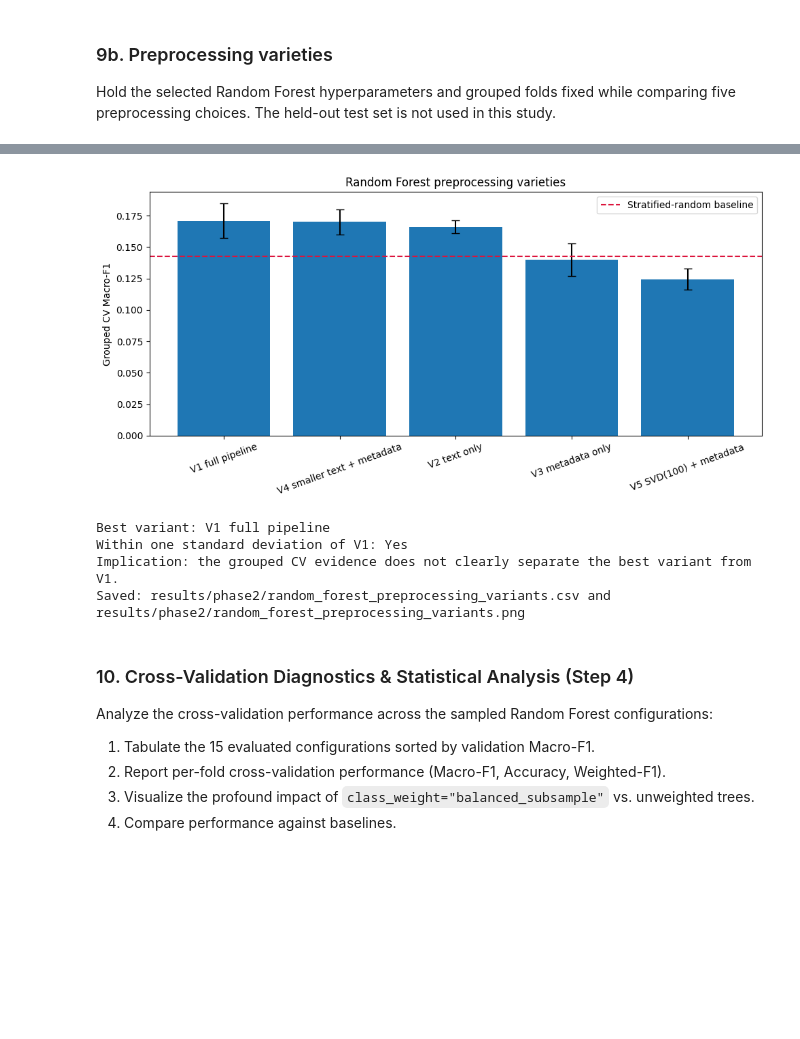
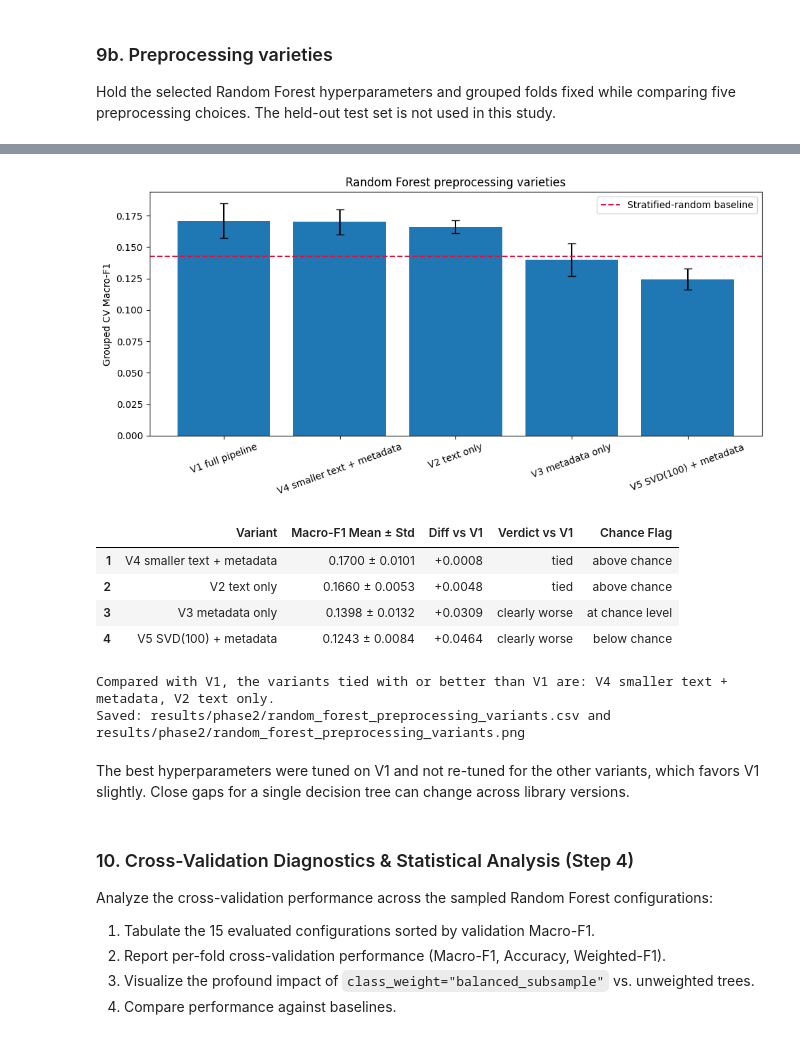
Before and after one commit to it25102877/IT2011-AIML-Project, a Jupyter notebook: notebooks/IT25102877_Model_RandomForest.ipynb, the cells around one changed output, grey strips where cells are left out. Cells and saved outputs as stored; diff of their text form; code cells hidden in the pictures; blank space fills up the shorter version.

```diff
--- a/notebooks/IT25102877_Model_RandomForest.ipynb
+++ b/notebooks/IT25102877_Model_RandomForest.ipynb
@@ -436,46 +436,65 @@ for variant_name, variant_preprocessor in variant_preprocessors_rf.items():
         "Overfitting Gap": scores["train_macro_f1"].mean() - scores["test_macro_f1"].mean(),
     })
 
 rf_variants = pd.DataFrame(variant_rows_rf).sort_values("CV Macro-F1 Mean", ascending=False).reset_index(drop=True)
 display(rf_variants.style.format({column: "{:.4f}" for column in rf_variants.columns if column != "Variant"}))
 rf_variants_path = PHASE2_DIR / "random_forest_preprocessing_variants.csv"
 rf_variants.to_csv(rf_variants_path, index=False)
 
 fig, ax = plt.subplots(figsize=(10, 5))
 ax.bar(rf_variants["Variant"], rf_variants["CV Macro-F1 Mean"], yerr=rf_variants["CV Macro-F1 Std"], capsize=4)
 ax.axhline(BASELINES["stratified_random"]["macro_f1_mean"], color="crimson", linestyle="--", label="Stratified-random baseline")
 ax.set_ylabel("Grouped CV Macro-F1")
 ax.set_title("Random Forest preprocessing varieties")
 ax.tick_params(axis="x", rotation=20)
 ax.legend()
 fig.tight_layout()
 rf_variants_figure = PHASE2_DIR / "random_forest_preprocessing_variants.png"
 fig.savefig(rf_variants_figure, dpi=300, bbox_inches="tight")
 plt.show()
 
-best_variant_rf = rf_variants.iloc[0]
 v1_variant_rf = rf_variants.loc[rf_variants["Variant"] == "V1 full pipeline"].iloc[0]
-one_std_rf = max(best_variant_rf["CV Macro-F1 Std"], v1_variant_rf["CV Macro-F1 Std"])
-within_one_std_rf = abs(best_variant_rf["CV Macro-F1 Mean"] - v1_variant_rf["CV Macro-F1 Mean"]) <= one_std_rf
-print(f"Best variant: {best_variant_rf['Variant']}")
-print(f"Within one standard deviation of V1: {'Yes' if within_one_std_rf else 'No'}")
-implication_rf = ("the grouped CV evidence does not clearly separate the best variant from V1" if within_one_std_rf else "the preprocessing choice produces a practically clear CV difference from V1")
-print(f"Implication: {implication_rf}.")
+v1_mean_rf = float(v1_variant_rf["CV Macro-F1 Mean"])
+v1_std_rf = float(v1_variant_rf["CV Macro-F1 Std"])
+saved_rf_results = load_model_results(PHASE2_DIR / "random_forest_results.json")
+chance_mean_rf = float(saved_rf_results["baselines"]["stratified_random"]["macro_f1_mean"])
+chance_std_rf = float(saved_rf_results["baselines"]["stratified_random"]["macro_f1_std"])
+
+def compare_variant_to_v1_rf(row):
+    mean = float(row["CV Macro-F1 Mean"])
+    std = float(row["CV Macro-F1 Std"])
+    diff = v1_mean_rf - mean
+    tol = max(v1_std_rf, std)
+    verdict = "clearly worse" if diff > tol else ("tied" if abs(diff) <= tol else "clearly better")
+    chance_flag = "at chance level" if abs(mean - chance_mean_rf) <= chance_std_rf else ("below chance" if mean < chance_mean_rf - chance_std_rf else "above chance")
+    return pd.Series({"Diff vs V1": diff, "Tolerance": tol, "Verdict vs V1": verdict, "Chance Flag": chance_flag})
+
+rf_variants[["Diff vs V1", "Tolerance", "Verdict vs V1", "Chance Flag"]] = rf_variants.apply(compare_variant_to_v1_rf, axis=1)
+rf_variants["Macro-F1 Mean ± Std"] = rf_variants.apply(lambda row: f"{row['CV Macro-F1 Mean']:.4f} ± {row['CV Macro-F1 Std']:.4f}", axis=1)
+rf_variants.to_csv(rf_variants_path, index=False)
+rf_variant_conclusion = rf_variants.loc[rf_variants["Variant"] != "V1 full pipeline", ["Variant", "Macro-F1 Mean ± Std", "Diff vs V1", "Verdict vs V1", "Chance Flag"]].copy()
+display(rf_variant_conclusion.style.format({"Diff vs V1": "{:+.4f}"}))
+competitive_variants_rf = rf_variant_conclusion.loc[rf_variant_conclusion["Verdict vs V1"].isin(["tied", "clearly better"]), "Variant"].tolist()
+competitive_text_rf = ", ".join(competitive_variants_rf) if competitive_variants_rf else "none"
+print(f"Compared with V1, the variants tied with or better than V1 are: {competitive_text_rf}.")
 print(f"Saved: {rel(rf_variants_path)} and {rel(rf_variants_figure)}")
-if best_variant_rf["Variant"] != "V1 full pipeline" and best_variant_rf["CV Macro-F1 Mean"] - v1_variant_rf["CV Macro-F1 Mean"] > one_std_rf:
-    raise RuntimeError("STOP: a preprocessing variant beats V1 by more than the larger standard deviation; the final test evaluation must be rerun once.")
 # %% [output]
 |  | Variant | CV Macro-F1 Mean | CV Macro-F1 Std | CV Accuracy Mean | CV Accuracy Std | CV Weighted-F1 Mean | ... |
 | 0 | V1 full pipeline | 0.1708 | 0.0138 | 0.2594 | 0.0180 | 0.2612 | ... |
 | 1 | V4 smaller text + metadata | 0.1700 | 0.0101 | 0.2718 | 0.0184 | 0.2681 | ... |
 | 2 | V2 text only | 0.1660 | 0.0053 | 0.2654 | 0.0171 | 0.2636 | ... |
 | 3 | V3 metadata only | 0.1398 | 0.0132 | 0.2257 | 0.0230 | 0.2365 | ... |
 | 4 | V5 SVD(100) + metadata | 0.1243 | 0.0084 | 0.3872 | 0.0098 | 0.2752 | ... |
 [figure]
+|  | Variant | Macro-F1 Mean ± Std | Diff vs V1 | Verdict vs V1 | Chance Flag |
+| 1 | V4 smaller text + metadata | 0.1700 ± 0.0101 | +0.0008 | tied | above chance |
+| 2 | V2 text only | 0.1660 ± 0.0053 | +0.0048 | tied | above chance |
+| 3 | V3 metadata only | 0.1398 ± 0.0132 | +0.0309 | clearly worse | at chance level |
+| 4 | V5 SVD(100) + metadata | 0.1243 ± 0.0084 | +0.0464 | clearly worse | below chance |
-Best variant: V1 full pipeline
-Within one standard deviation of V1: Yes
-Implication: the grouped CV evidence does not clearly separate the best variant from V1.
+Compared with V1, the variants tied with or better than V1 are: V4 smaller text + metadata, V2 text only.
 Saved: results/phase2/random_forest_preprocessing_variants.csv and results/phase2/random_forest_preprocessing_variants.png
+# %% [markdown]
+The best hyperparameters were tuned on V1 and not re-tuned for the other variants, which favors V1 slightly. Close gaps for a single decision tree can change across library versions.
 # %% [markdown]
 ### 10. Cross-Validation Diagnostics & Statistical Analysis (Step 4)
 Analyze the cross-validation performance across the sampled Random Forest configurations:
```
Also changed, not shown: parts of 9 cells of this notebook, 4 other files.
